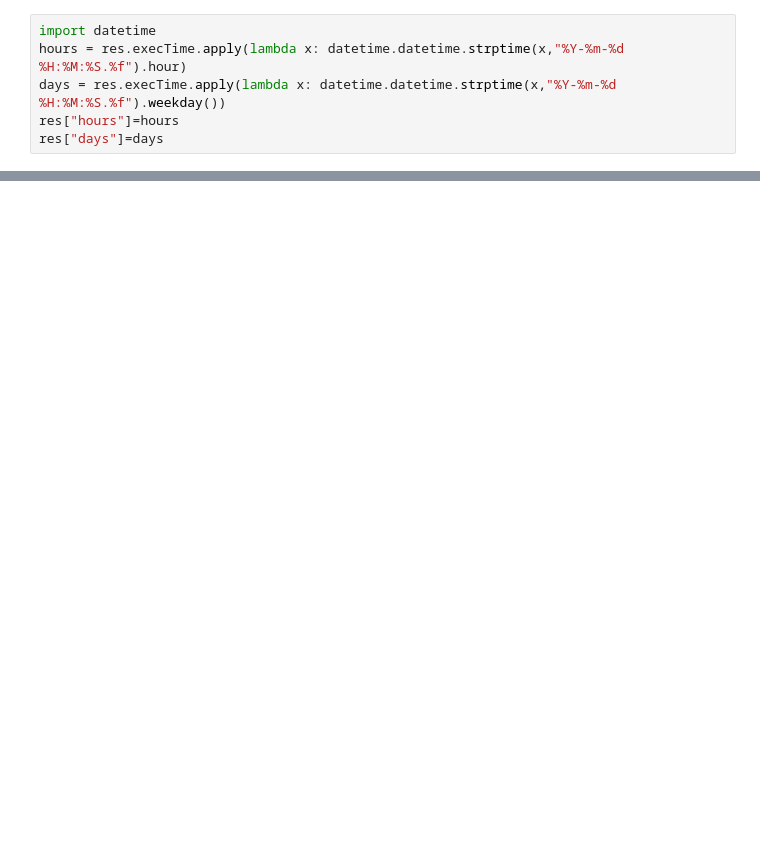
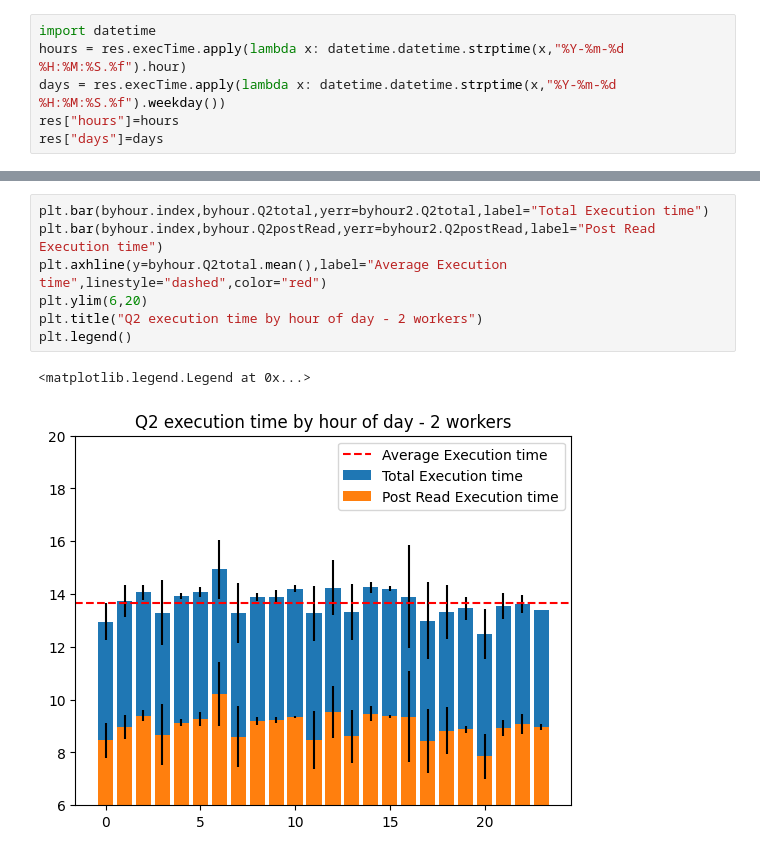
Before and after one commit to JDnikolo/AdvDB-spark-project, a Jupyter notebook: Code/check_times.ipynb, the cells around one changed output, grey strips where cells are left out. Drawn from its saved outputs; the diff is of its cells as text; blank space fills up the shorter version.

```diff
--- a/Code/check_times.ipynb
+++ b/Code/check_times.ipynb
@@ -59,0 +60,10 @@ plt.bar(byweekday.index,byweekday.Q1total)
+# %%
+plt.bar(byhour.index,byhour.Q2total,yerr=byhour2.Q2total,label="Total Execution time")
+plt.bar(byhour.index,byhour.Q2postRead,yerr=byhour2.Q2postRead,label="Post Read Execution time")
+plt.axhline(y=byhour.Q2total.mean(),label="Average Execution time",linestyle="dashed",color="red")
+plt.ylim(6,20)
+plt.title("Q2 execution time by hour of day - 2 workers")
+plt.legend()
+# %% [output]
+<matplotlib.legend.Legend at 0x...>
+[figure, added]
```
Also changed, not shown: parts of 14 cells of this notebook, 3 other files.
